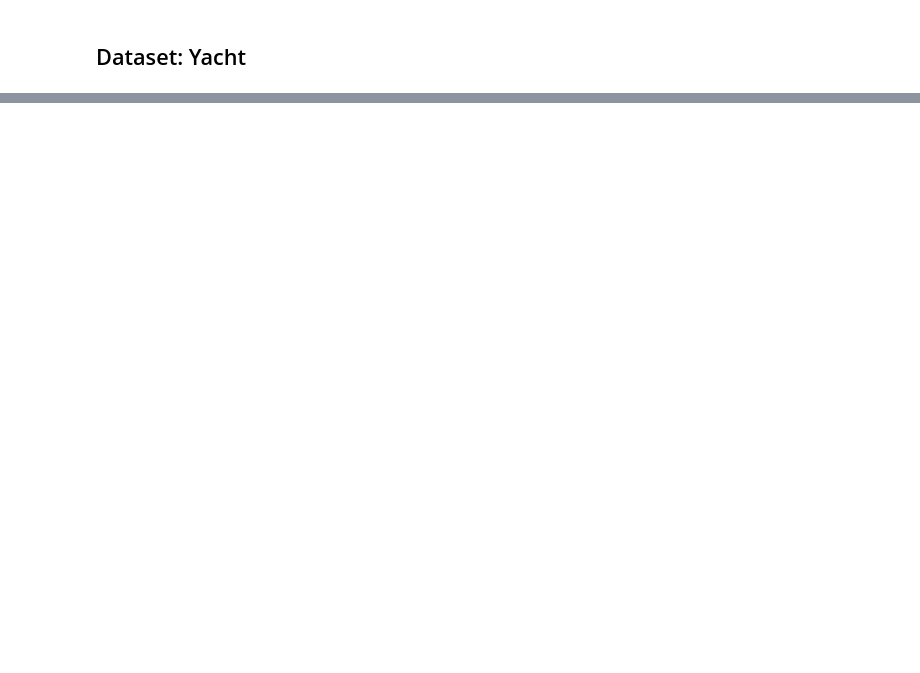
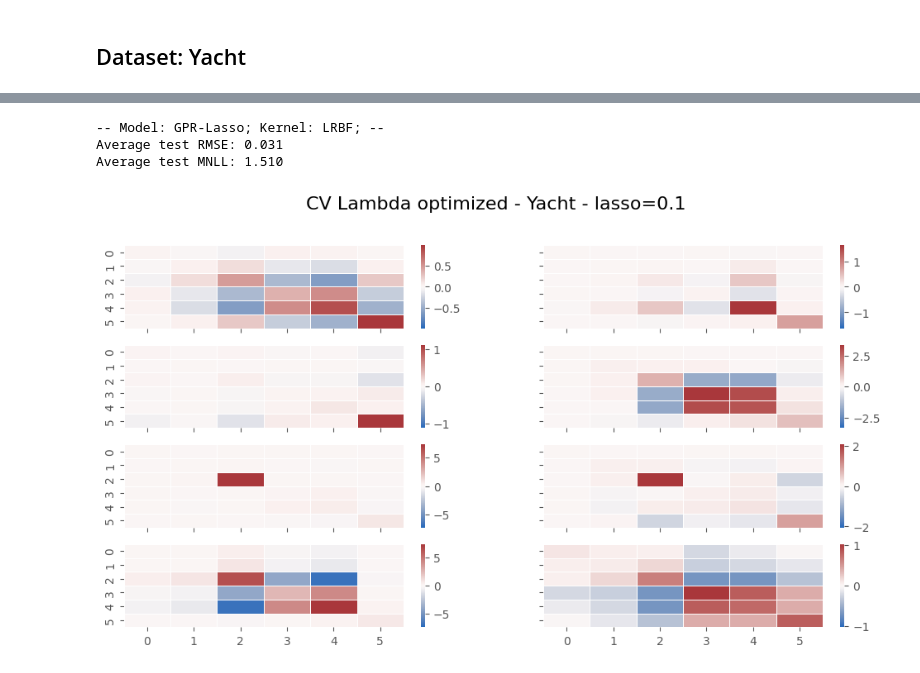
Before and after one commit to mattyred/BSGP_Automatic_Independence_Determination, a Jupyter notebook: LambdaRBFKernel/Experiment.ipynb, the cells around one changed output, grey strips where cells are left out. Saved outputs shown, nothing was run; the diff lists cells and outputs as text; code cells hidden in the pictures; blank space fills up the shorter version.

```diff
--- a/LambdaRBFKernel/Experiment.ipynb
+++ b/LambdaRBFKernel/Experiment.ipynb
@@ -16,2 +40,14 @@ D = X.shape[1]
+# %%
+kfolds = KFold(n_splits = 8, shuffle=True, random_state=0)
+model_params = {'num_inducing': 100, 'likelihood': gpflow.likelihoods.Gaussian(), 'max_iter': 10000, 'minibatch_size': 1000, 'lasso': 0.1, 'tol_sparsity': 0.1}
+results_GPR_LRBF = kfold_cv_model(model='GPR-Lasso', X=X, Y=Y, kernel='LRBF', k_folds=kfolds, model_params=model_params, iprint=True)
+# %% [output]
+-- Model: GPR-Lasso; Kernel: LRBF; --
+Average test RMSE: 0.031
+Average test MNLL: 1.510
+# %%
+plot_matrix_cv(results_GPR_LRBF['Lambda'], info={'dataset':'Yacht', 'lasso':model_params['lasso']})
+# %% [output]
+[figure, added]
 # %%
 LRBF = LambdaRBF(variance=1.0, randomized=False, d=D)
```
Also changed, not shown: parts of 7 cells of this notebook, 12 other files.
